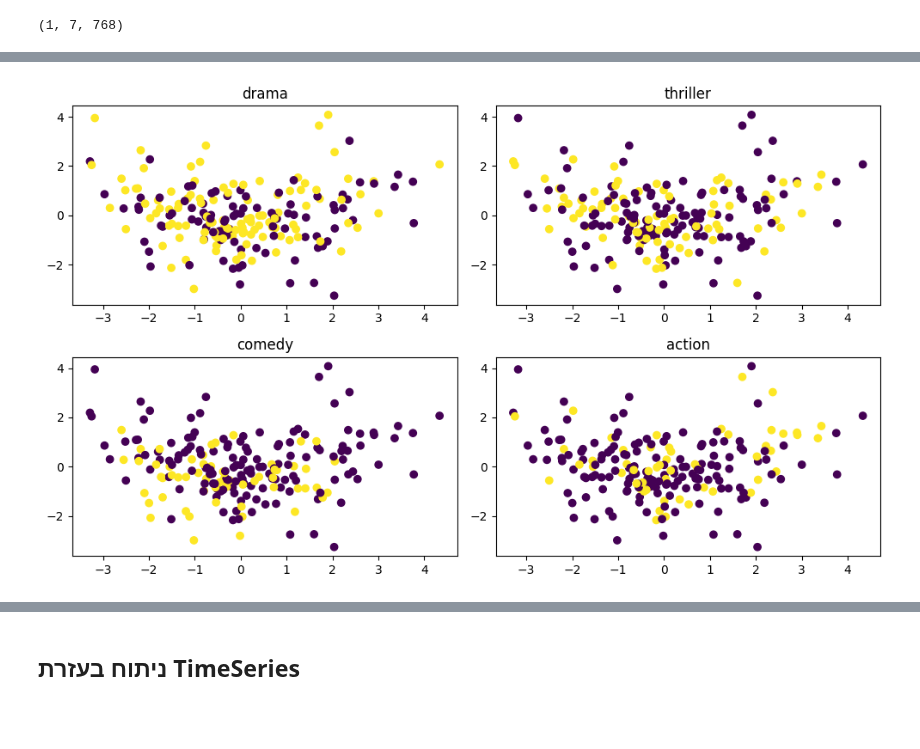
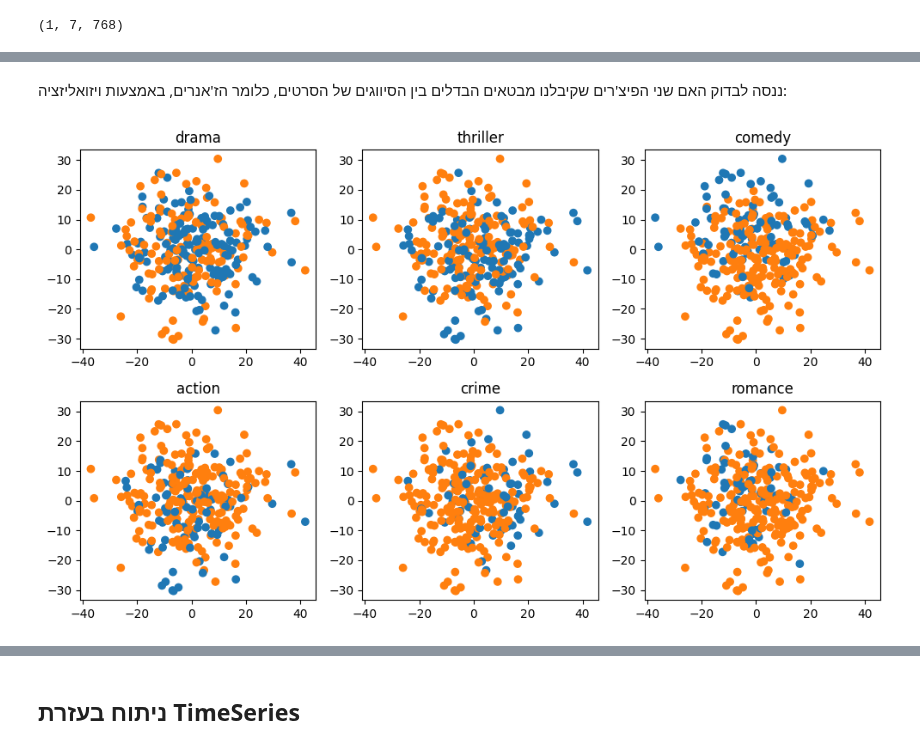
Before and after one commit to eitamyo/ou-workshop-project, a Jupyter notebook: sentimental-movie-classification.ipynb, the cells around one changed output, grey strips where cells are left out. Saved outputs shown, nothing was run; the diff lists cells and outputs as text; code cells hidden in the pictures; blank space fills up the shorter version.

```diff
--- a/sentimental-movie-classification.ipynb
+++ b/sentimental-movie-classification.ipynb
@@ -746,4 +759,6 @@ movie_emot_feats.shape
 # %%
-movie_avg_feats = movie_emot_feats.groupby('movie_id').agg(np.mean)
-movie_avg_feats.head()
+vc = movie_emot_feats.movie_id.value_counts()
+mid_filter = vc[vc >= 50].index
+movie_avg_feats = movie_emot_feats.groupby('movie_id').agg(np.mean).loc[mid_filter]
+movie_avg_feats.shape
 # %% [output]
@@ -757,0 +772,2 @@ movie_avg_feats.head()
+# %%
+movie_avg_feats_norm = (movie_avg_feats - movie_avg_feats.mean()) / movie_avg_feats.std()
@@ -758,8 +776,11 @@ movie_avg_feats.head()
 # %%
 from sklearn.decomposition import PCA
+
 def do_pca(df, n_components):
-    pca = PCA(n_components = n_components)
+    pca = PCA(n_components=n_components)
     principal_components = pca.fit_transform(df)
-    return pd.DataFrame(data = principal_components, columns = ['pc%d' % i for i in range(n_components)], index=df.index)
+    cols = ['pc%d' % i for i in range(n_components)]
+    return pd.DataFrame(data=principal_components, columns=cols, index=df.index)
 
-bin_principal_df = do_pca(movie_avg_feats, 2)
+bin_principal_df = do_pca(movie_avg_feats_norm, 2)
+bin_principal_df
@@ -766,14 +801,16 @@ bin_principal_df = do_pca(movie_avg_feats, 2)
+# %% [markdown]
+ננסה לבדוק האם שני הפיצ'רים שקיבלנו מבטאים הבדלים בין הסיווגים של הסרטים, כלומר הז'אנרים, באמצעות ויזואליזציה:
 # %%
 gs = meta.loc[bin_principal_df.index].genre_list
 
 plt.figure(figsize=(10, 6))
-for i, g in enumerate(top_5_genres[:4]):
-    ax = plt.subplot(2, 2, i +1)
-#     mids = gs.explode()[gs.explode() == g].index
-    is_genre = [g in gs.loc[mid] for mid in bin_principal_df.index]
+for i, g in enumerate(genre_counts.nlargest(6).index):
+    ax = plt.subplot(2, 3, i +1)
+    is_genre = [0 if g in gs.loc[mid] else 0.1 for mid in bin_principal_df.index]
     ax.set_title(g)
-    ax.scatter(bin_principal_df.pc0, bin_principal_df.pc1, c=is_genre)
+    ax.scatter(bin_principal_df.pc0, bin_principal_df.pc1, c=is_genre, cmap='tab10', vmax=1)
 
 plt.tight_layout()
+plt.show()
 # %% [output]
-[figure, old version]
+[figure, new version]
```
Also changed, not shown: parts of 37 cells of this notebook.
